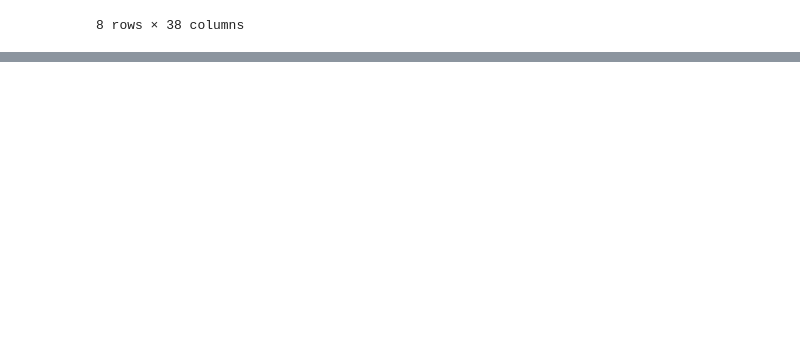
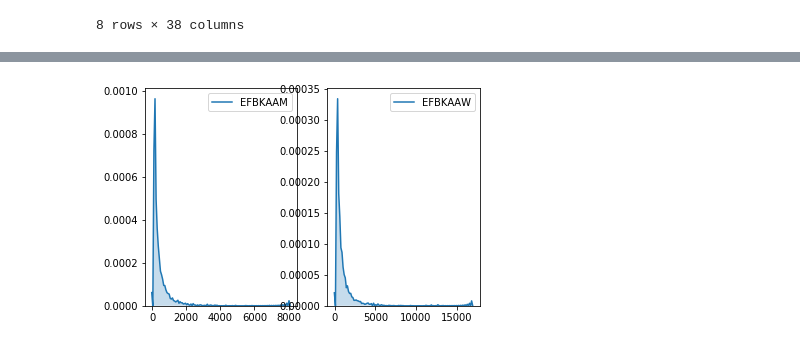
Before and after one commit to carlos-datascientist/education, a Jupyter notebook: education_EDA.ipynb, the cells around one changed output, grey strips where cells are left out. Drawn from its saved outputs; the diff is of its cells as text; code cells hidden in the pictures; blank space fills up the shorter version.

```diff
--- a/education_EDA.ipynb
+++ b/education_EDA.ipynb
@@ -218,0 +231,8 @@ sns.distplot(np.asarray(df_merge['EFHISPW']));
+# %%
+# Distribution of african-american male and female students
+fig, ax =plt.subplots(1,2)
+sns.kdeplot(df_merge['EFBKAAM'], shade=True,ax=ax[0])
+sns.kdeplot(df_merge['EFBKAAW'], shade=True,ax=ax[1])
+fig.show()
+# %% [output]
+[figure, added]
```
Also changed, not shown: parts of 12 cells of this notebook.
